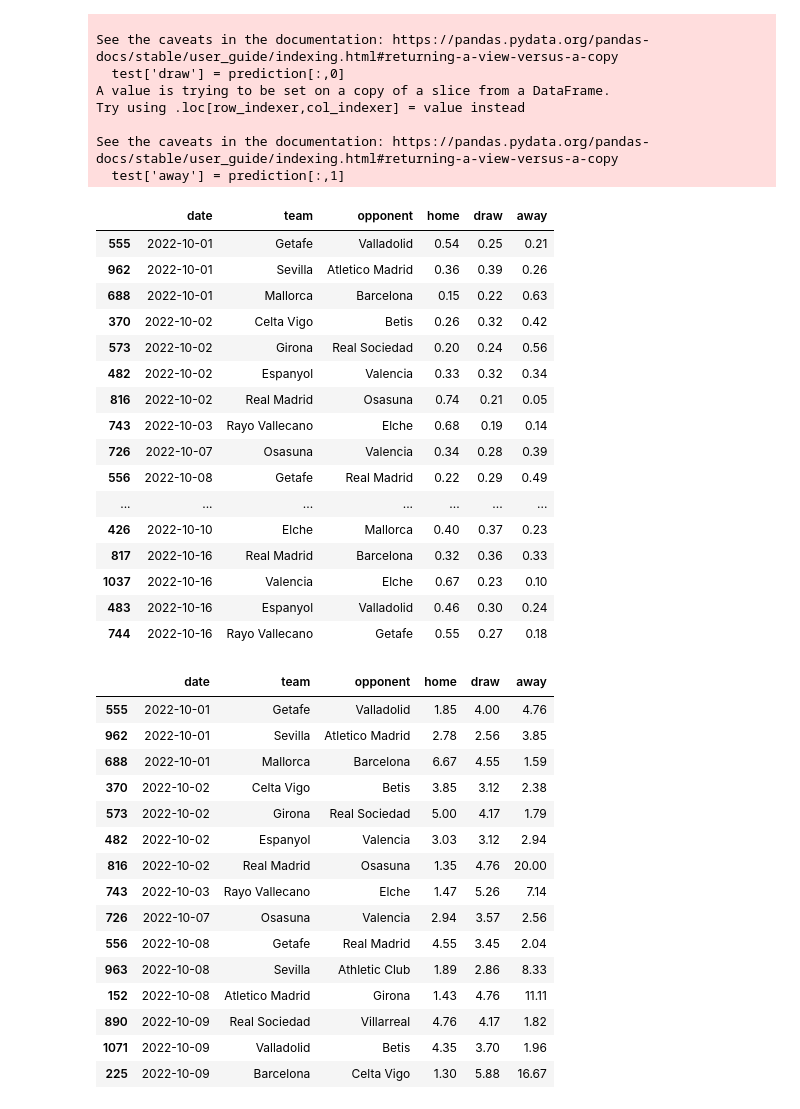
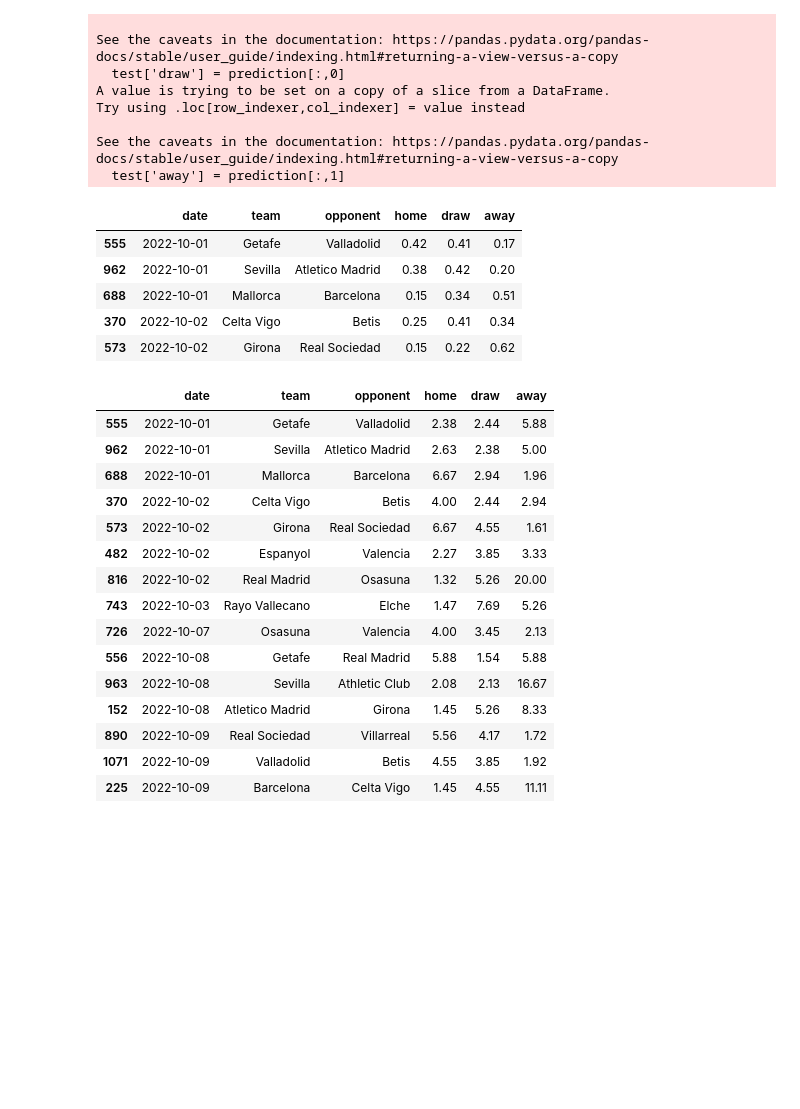
Before and after one commit to Miserry/Neural_network_predicting_football, a Jupyter notebook: Neural_training.ipynb, the cells around one changed output. Saved outputs shown, nothing was run; the diff lists cells and outputs as text; code cells hidden in the pictures; blank space fills up the shorter version.

```diff
--- a/Neural_training.ipynb
+++ b/Neural_training.ipynb
@@ -241,5 +241,5 @@ model.compile(optimizer='adam', loss='sparse_categorical_crossentropy', metrics=
 train = df[df['date'] <= '2022-09-25']
 test = df[df['date'] > '2022-09-25']
 # %%
-model.fit(train[predictors + new_cols], train['result'], epochs=20)
+model.fit(train[predictors + new_cols], train['result'], epochs=50, verbose=0)
 # %% [output]
@@ -302,25 +285,14 @@ See the caveats in the documentation: https://pandas.pydata.org/pandas-docs/stab
 test = test[['date', 'team', 'opponent', 'home', 'draw', 'away']].round(2)
 # %%
 #Now we have the probabilities that our model is set for each even to happen in a certain match.
-test.sort_values('date')[:20]
+test.sort_values('date')[:5]
 # %% [output]
 |  | date | team | opponent | home | draw | away |
-| 555 | 2022-10-01 | Getafe | Valladolid | 0.54 | 0.25 | 0.21 |
-| 962 | 2022-10-01 | Sevilla | Atletico Madrid | 0.36 | 0.39 | 0.26 |
-| 688 | 2022-10-01 | Mallorca | Barcelona | 0.15 | 0.22 | 0.63 |
-| 370 | 2022-10-02 | Celta Vigo | Betis | 0.26 | 0.32 | 0.42 |
-| 573 | 2022-10-02 | Girona | Real Sociedad | 0.20 | 0.24 | 0.56 |
-| 482 | 2022-10-02 | Espanyol | Valencia | 0.33 | 0.32 | 0.34 |
-| 816 | 2022-10-02 | Real Madrid | Osasuna | 0.74 | 0.21 | 0.05 |
-| 743 | 2022-10-03 | Rayo Vallecano | Elche | 0.68 | 0.19 | 0.14 |
-| 726 | 2022-10-07 | Osasuna | Valencia | 0.34 | 0.28 | 0.39 |
-| 556 | 2022-10-08 | Getafe | Real Madrid | 0.22 | 0.29 | 0.49 |
-| ... | ... | ... | ... | ... | ... | ... |
-| 426 | 2022-10-10 | Elche | Mallorca | 0.40 | 0.37 | 0.23 |
-| 817 | 2022-10-16 | Real Madrid | Barcelona | 0.32 | 0.36 | 0.33 |
-| 1037 | 2022-10-16 | Valencia | Elche | 0.67 | 0.23 | 0.10 |
-| 483 | 2022-10-16 | Espanyol | Valladolid | 0.46 | 0.30 | 0.24 |
-| 744 | 2022-10-16 | Rayo Vallecano | Getafe | 0.55 | 0.27 | 0.18 |
+| 555 | 2022-10-01 | Getafe | Valladolid | 0.42 | 0.41 | 0.17 |
+| 962 | 2022-10-01 | Sevilla | Atletico Madrid | 0.38 | 0.42 | 0.20 |
+| 688 | 2022-10-01 | Mallorca | Barcelona | 0.15 | 0.34 | 0.51 |
+| 370 | 2022-10-02 | Celta Vigo | Betis | 0.25 | 0.41 | 0.34 |
+| 573 | 2022-10-02 | Girona | Real Sociedad | 0.15 | 0.22 | 0.62 |
 # %%
 test['home'] = 1/test['home']
 test['draw'] = 1/test['draw']
@@ -331,19 +303,19 @@ test = test.sort_values('date').round(2)
 test[:15]
 # %% [output]
 |  | date | team | opponent | home | draw | away |
-| 555 | 2022-10-01 | Getafe | Valladolid | 1.85 | 4.00 | 4.76 |
-| 962 | 2022-10-01 | Sevilla | Atletico Madrid | 2.78 | 2.56 | 3.85 |
-| 688 | 2022-10-01 | Mallorca | Barcelona | 6.67 | 4.55 | 1.59 |
-| 370 | 2022-10-02 | Celta Vigo | Betis | 3.85 | 3.12 | 2.38 |
-| 573 | 2022-10-02 | Girona | Real Sociedad | 5.00 | 4.17 | 1.79 |
-| 482 | 2022-10-02 | Espanyol | Valencia | 3.03 | 3.12 | 2.94 |
-| 816 | 2022-10-02 | Real Madrid | Osasuna | 1.35 | 4.76 | 20.00 |
-| 743 | 2022-10-03 | Rayo Vallecano | Elche | 1.47 | 5.26 | 7.14 |
-| 726 | 2022-10-07 | Osasuna | Valencia | 2.94 | 3.57 | 2.56 |
-| 556 | 2022-10-08 | Getafe | Real Madrid | 4.55 | 3.45 | 2.04 |
-| 963 | 2022-10-08 | Sevilla | Athletic Club | 1.89 | 2.86 | 8.33 |
-| 152 | 2022-10-08 | Atletico Madrid | Girona | 1.43 | 4.76 | 11.11 |
-| 890 | 2022-10-09 | Real Sociedad | Villarreal | 4.76 | 4.17 | 1.82 |
-| 1071 | 2022-10-09 | Valladolid | Betis | 4.35 | 3.70 | 1.96 |
-| 225 | 2022-10-09 | Barcelona | Celta Vigo | 1.30 | 5.88 | 16.67 |
+| 555 | 2022-10-01 | Getafe | Valladolid | 2.38 | 2.44 | 5.88 |
+| 962 | 2022-10-01 | Sevilla | Atletico Madrid | 2.63 | 2.38 | 5.00 |
+| 688 | 2022-10-01 | Mallorca | Barcelona | 6.67 | 2.94 | 1.96 |
+| 370 | 2022-10-02 | Celta Vigo | Betis | 4.00 | 2.44 | 2.94 |
+| 573 | 2022-10-02 | Girona | Real Sociedad | 6.67 | 4.55 | 1.61 |
+| 482 | 2022-10-02 | Espanyol | Valencia | 2.27 | 3.85 | 3.33 |
+| 816 | 2022-10-02 | Real Madrid | Osasuna | 1.32 | 5.26 | 20.00 |
+| 743 | 2022-10-03 | Rayo Vallecano | Elche | 1.47 | 7.69 | 5.26 |
+| 726 | 2022-10-07 | Osasuna | Valencia | 4.00 | 3.45 | 2.13 |
+| 556 | 2022-10-08 | Getafe | Real Madrid | 5.88 | 1.54 | 5.88 |
+| 963 | 2022-10-08 | Sevilla | Athletic Club | 2.08 | 2.13 | 16.67 |
+| 152 | 2022-10-08 | Atletico Madrid | Girona | 1.45 | 5.26 | 8.33 |
+| 890 | 2022-10-09 | Real Sociedad | Villarreal | 5.56 | 4.17 | 1.72 |
+| 1071 | 2022-10-09 | Valladolid | Betis | 4.55 | 3.85 | 1.92 |
+| 225 | 2022-10-09 | Barcelona | Celta Vigo | 1.45 | 4.55 | 11.11 |
 # %%
```
Also changed, not shown: parts of 5 cells of this notebook.
